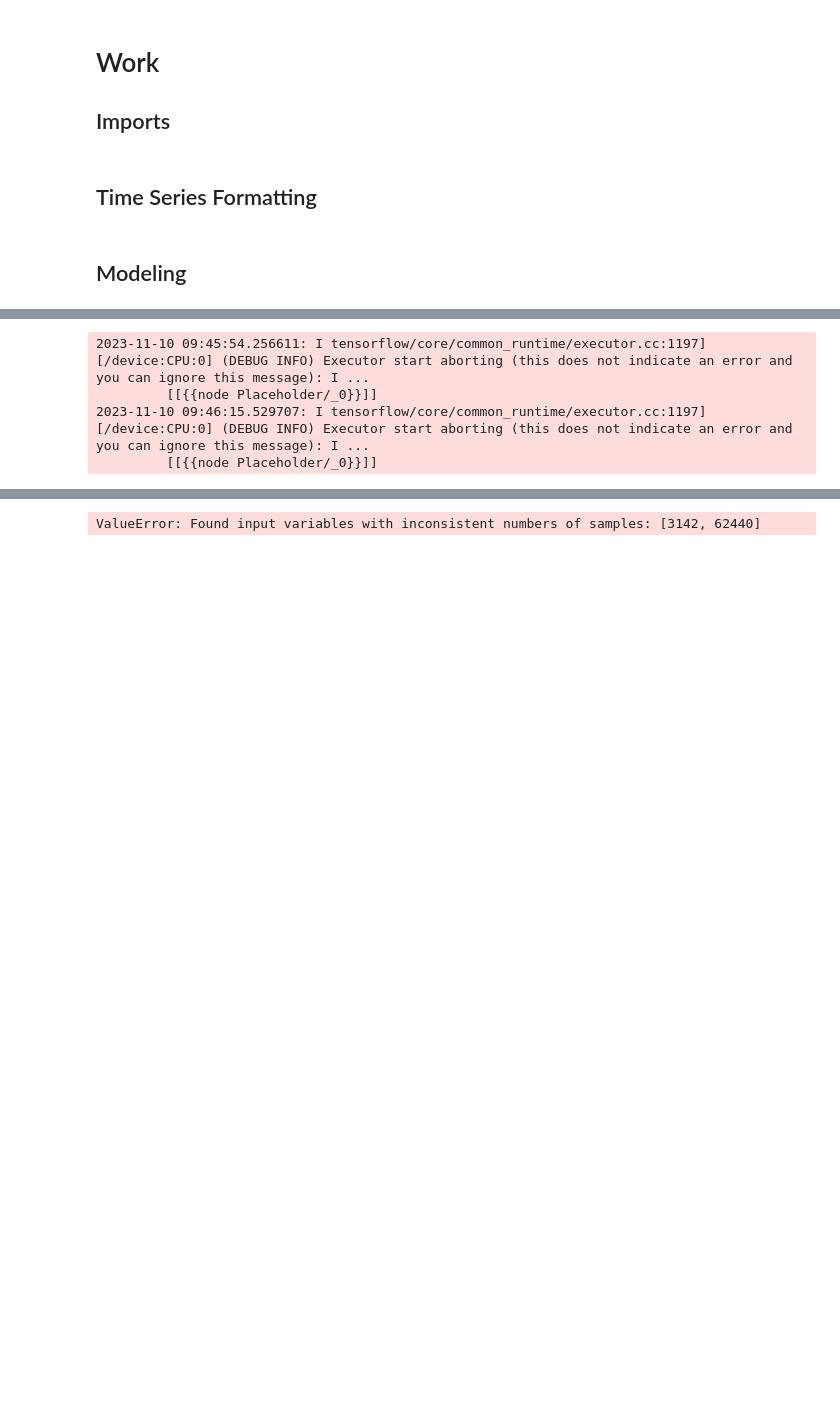
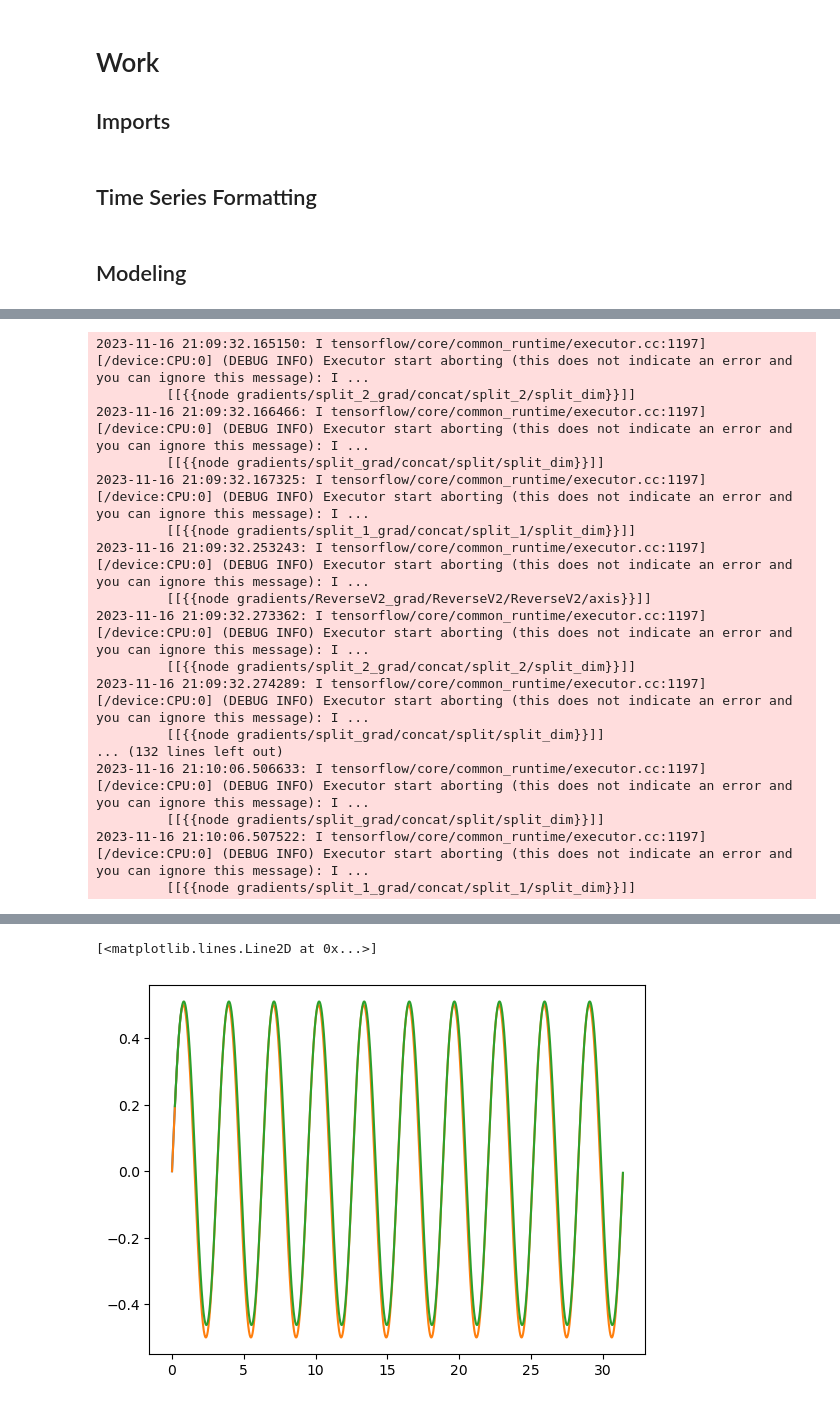
Before and after one commit to brach22/MachineLearning340, a Jupyter notebook: Week12CombinedAssignment.ipynb, the cells around one changed output, grey strips where cells are left out. Cells and saved outputs as stored; diff of their text form; code cells hidden in the pictures; blank space fills up the shorter version.

```diff
--- a/Week12CombinedAssignment.ipynb
+++ b/Week12CombinedAssignment.ipynb
@@ -82,27 +97,35 @@ test_generator = TimeseriesGenerator(test_series, test_series,
 # %%
-n_neurons  = 4
-
-model = tf.keras.Sequential([
-    tf.keras.layers.Dense(32, activation='relu', input_shape=(1, 1)),
-    tf.keras.layers.GRU(32, activation='relu', return_sequences=True),
-    tf.keras.layers.GRU(32, activation='relu',return_sequences=True),
-    tf.keras.layers.Dense(1)
-])
-
+model = tf.keras.Sequential()
+model.add(tf.keras.layers.Bidirectional(tf.keras.layers.GRU(64, return_sequences=True), input_shape=(seq, n_features)))
+model.add(tf.keras.layers.Bidirectional(tf.keras.layers.GRU(32, activation='tanh', return_sequences=True)))
+model.add(tf.keras.layers.GRU(12, activation='tanh'))
+model.add(tf.keras.layers.Dense(1))
 model.compile(optimizer='adam', loss='mse')
 
 model.fit(train_generator,epochs=300, verbose=0)
 
 y_pred  = model.predict(test_generator)
 
-X_test = X_test.reshape(-1, 1, 1)
 print(mse(y_test[20:], y_pred.flatten()))
 
 plt.plot(X_train.flatten(),y_train)
 plt.plot(X_test.flatten(),y_test)
 plt.plot(X_test[20:].flatten(),y_pred)
 # %% [output]
-2023-11-10 09:45:54.256611: I tensorflow/core/common_runtime/executor.cc:1197] [/device:CPU:0] (DEBUG INFO) Executor start aborting (this does not indicate an error and you can ignore this message): I ...
-         [[{{node Placeholder/_0}}]]
-2023-11-10 09:46:15.529707: I tensorflow/core/common_runtime/executor.cc:1197] [/device:CPU:0] (DEBUG INFO) Executor start aborting (this does not indicate an error and you can ignore this message): I ...
-         [[{{node Placeholder/_0}}]]
+2023-11-16 21:09:32.165150: I tensorflow/core/common_runtime/executor.cc:1197] [/device:CPU:0] (DEBUG INFO) Executor start aborting (this does not indicate an error and you can ignore this message): I ...
+         [[{{node gradients/split_2_grad/concat/split_2/split_dim}}]]
+2023-11-16 21:09:32.166466: I tensorflow/core/common_runtime/executor.cc:1197] [/device:CPU:0] (DEBUG INFO) Executor start aborting (this does not indicate an error and you can ignore this message): I ...
+         [[{{node gradients/split_grad/concat/split/split_dim}}]]
+2023-11-16 21:09:32.167325: I tensorflow/core/common_runtime/executor.cc:1197] [/device:CPU:0] (DEBUG INFO) Executor start aborting (this does not indicate an error and you can ignore this message): I ...
+         [[{{node gradients/split_1_grad/concat/split_1/split_dim}}]]
+2023-11-16 21:09:32.253243: I tensorflow/core/common_runtime/executor.cc:1197] [/device:CPU:0] (DEBUG INFO) Executor start aborting (this does not indicate an error and you can ignore this message): I ...
+         [[{{node gradients/ReverseV2_grad/ReverseV2/ReverseV2/axis}}]]
+2023-11-16 21:09:32.273362: I tensorflow/core/common_runtime/executor.cc:1197] [/device:CPU:0] (DEBUG INFO) Executor start aborting (this does not indicate an error and you can ignore this message): I ...
+         [[{{node gradients/split_2_grad/concat/split_2/split_dim}}]]
+2023-11-16 21:09:32.274289: I tensorflow/core/common_runtime/executor.cc:1197] [/device:CPU:0] (DEBUG INFO) Executor start aborting (this does not indicate an error and you can ignore this message): I ...
+         [[{{node gradients/split_grad/concat/split/split_dim}}]]
+... (132 lines left out)
+2023-11-16 21:10:06.506633: I tensorflow/core/common_runtime/executor.cc:1197] [/device:CPU:0] (DEBUG INFO) Executor start aborting (this does not indicate an error and you can ignore this message): I ...
+         [[{{node gradients/split_grad/concat/split/split_dim}}]]
+2023-11-16 21:10:06.507522: I tensorflow/core/common_runtime/executor.cc:1197] [/device:CPU:0] (DEBUG INFO) Executor start aborting (this does not indicate an error and you can ignore this message): I ...
+         [[{{node gradients/split_1_grad/concat/split_1/split_dim}}]]
@@ -110 +134,2 @@ plt.plot(X_test[20:].flatten(),y_pred)
-ValueError: Found input variables with inconsistent numbers of samples: [3142, 62440]
+[<matplotlib.lines.Line2D at 0x...>]
+[figure, added]
```
Also changed, not shown: parts of 6 cells of this notebook.
